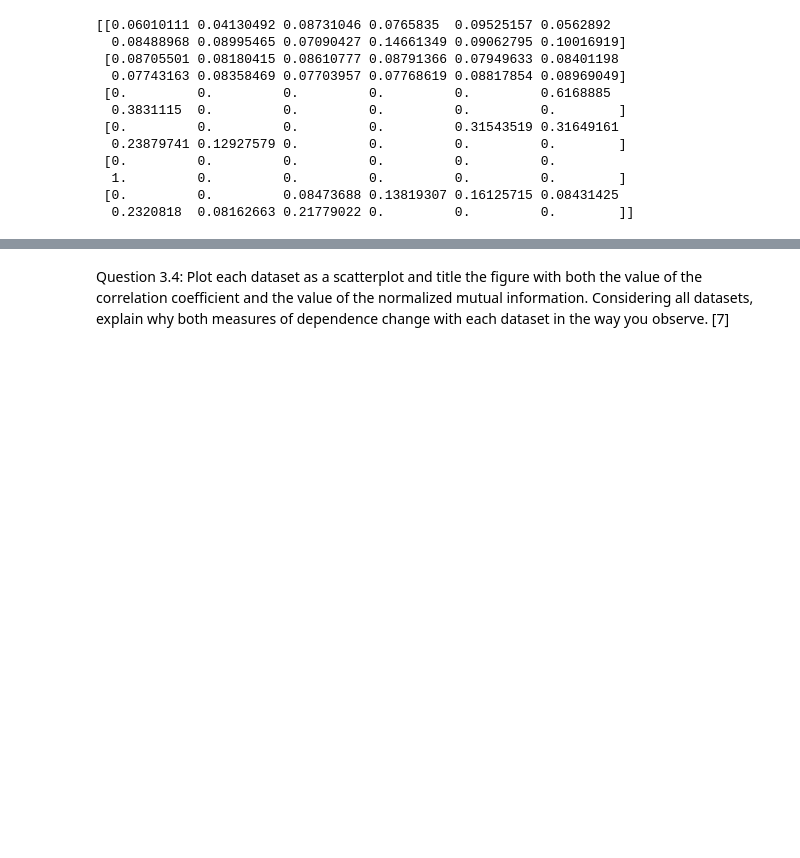
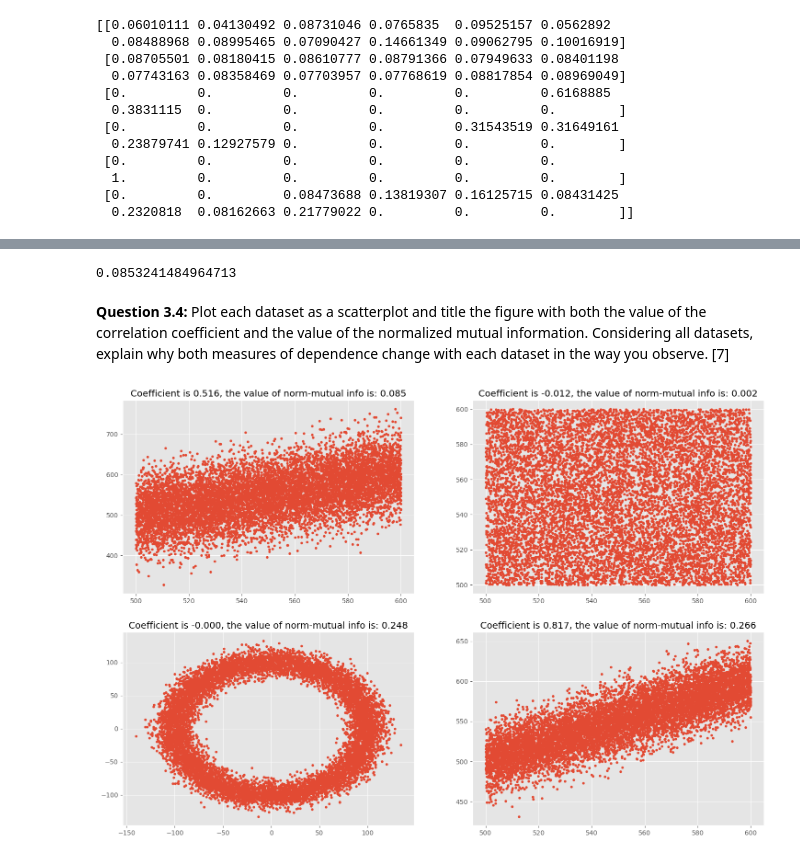
Before and after one commit to B218088-2022/PSB_2023, a Jupyter notebook: ICA1/assignment1.ipynb, the cells around one changed output, grey strips where cells are left out. Cells and saved outputs as stored; diff of their text form; code cells hidden in the pictures; blank space fills up the shorter version.

```diff
--- a/ICA1/assignment1.ipynb
+++ b/ICA1/assignment1.ipynb
@@ -221,5 +253,35 @@ Finally, remember to check that you are not including any zero probabilities whe
 
 For the first data set show that the correlation coefficient is approximately 0.52 and that the normalized mutual information is approximately 0.09. [10]
+# %%
+def multual_info(x, y):
+    nxy, xedges, yedges = np.histogram2d(x = x, y = y)
+    nxy = np.rot90(nxy)/10000
+
+    con_entropy = 0
+    for i in np.arange(nxy.shape[0]):
+        for j in np.arange(nxy.shape[1]):
+            if nxy[i, j] == 0:
+                continue
+            con_entropy += nxy[i,j] * np.log2(np.sum(nxy, axis = 0)[j]/nxy[i,j])
+
+    py = np.sum(nxy, axis = 1)
+    Hy = -sum(py * np.log2(py, out = np.zeros_like(py),  where = (py!=0)))
+    return (Hy-con_entropy)/Hy
+# %%
+multual_info(d[0], d[1])
+# %% [output]
+0.0853241484964713
 # %% [markdown]
-
-Question 3.4: Plot each dataset as a scatterplot and title the figure with both the value of the correlation coefficient and the value of the normalized mutual information. Considering all datasets, explain why both measures of dependence change with each dataset in the way you observe. [7]
+**Question 3.4:** Plot each dataset as a scatterplot and title the figure with both the value of the correlation coefficient and the value of the normalized mutual information. Considering all datasets, explain why both measures of dependence change with each dataset in the way you observe. [7]
+# %%
+plt.figure(figsize = (18,12))
+
+for i in np.arange(1, int((d.shape[0]/2)+1)):
+    plt.subplot(2, 2, i)
+    plt.plot(d[(i-1)*2], d[2*i-1], '.')
+    coefficient = Coef(d[(i-1)*2], d[2*i-1])
+    multual_information = multual_info(d[(i-1)*2], d[2*i-1])
+    plt.title(f"Coefficient is {coefficient:.3f}, the value of norm-mutual info is: {multual_information:.3f}")
+plt.show()
+# %% [output]
+[figure, added]
```
Also changed, not shown: parts of 29 cells of this notebook, 2 other files.
